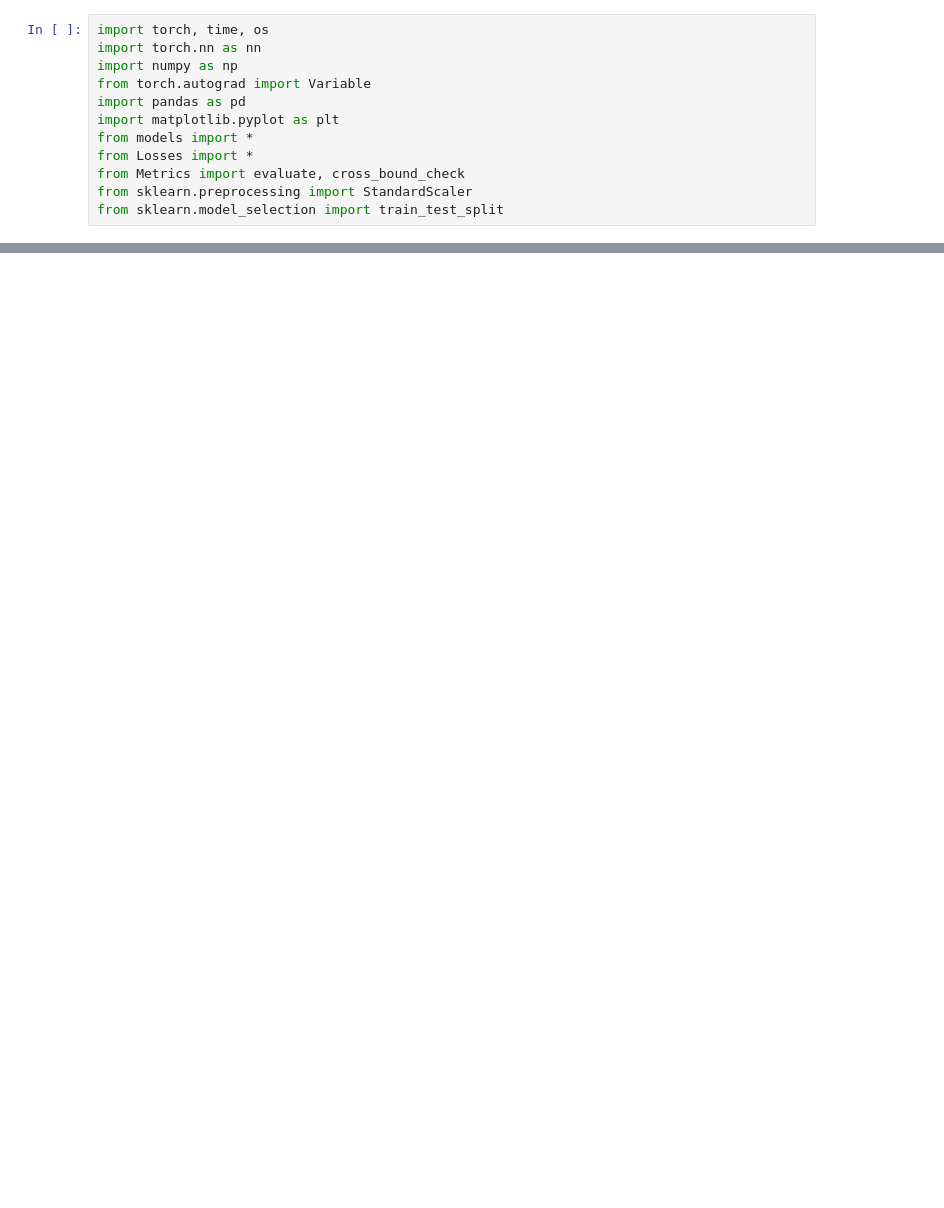
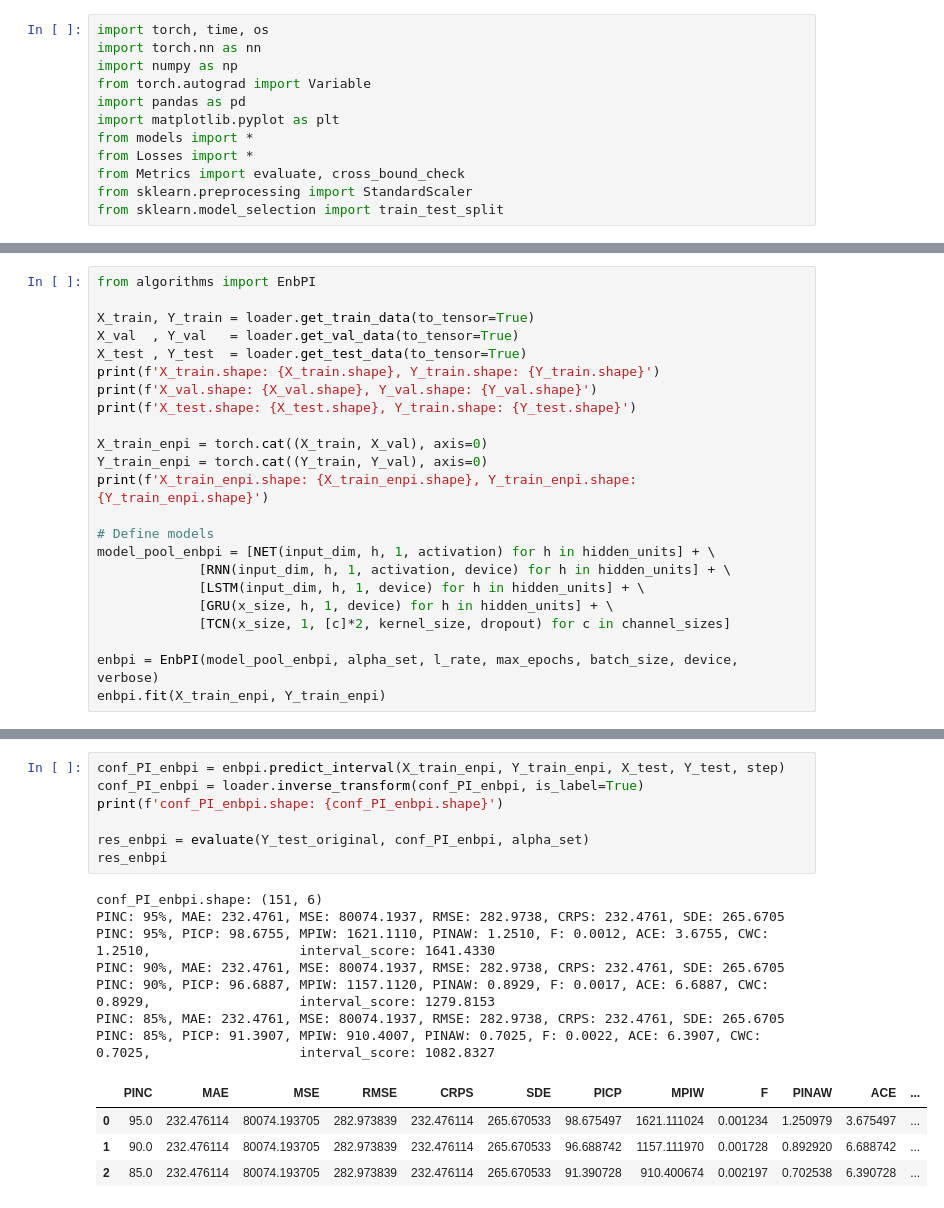
Before and after one commit to GKDGKD/NESCQR, a Jupyter notebook: notebook/Wind Power Forecasting Demo.ipynb, the cells around one changed output, grey strips where cells are left out. Saved outputs shown, nothing was run; the diff lists cells and outputs as text; blank space fills up the shorter version.

```diff
--- a/notebook/Wind Power Forecasting Demo.ipynb
+++ b/notebook/Wind Power Forecasting Demo.ipynb
@@ -591,0 +461,23 @@ Cross loss:  0.0
+# %%
+from algorithms import EnbPI
+
+X_train, Y_train = loader.get_train_data(to_tensor=True)
+X_val  , Y_val   = loader.get_val_data(to_tensor=True)
+X_test , Y_test  = loader.get_test_data(to_tensor=True)
+print(f'X_train.shape: {X_train.shape}, Y_train.shape: {Y_train.shape}')
+print(f'X_val.shape: {X_val.shape}, Y_val.shape: {Y_val.shape}')
+print(f'X_test.shape: {X_test.shape}, Y_train.shape: {Y_test.shape}')
+
+X_train_enpi = torch.cat((X_train, X_val), axis=0)
+Y_train_enpi = torch.cat((Y_train, Y_val), axis=0)
+print(f'X_train_enpi.shape: {X_train_enpi.shape}, Y_train_enpi.shape: {Y_train_enpi.shape}')
+
+# Define models
+model_pool_enbpi = [NET(input_dim, h, 1, activation) for h in hidden_units] + \
+             [RNN(input_dim, h, 1, activation, device) for h in hidden_units] + \
+             [LSTM(input_dim, h, 1, device) for h in hidden_units] + \
+             [GRU(x_size, h, 1, device) for h in hidden_units] + \
+             [TCN(x_size, 1, [c]*2, kernel_size, dropout) for c in channel_sizes]
+
+enbpi = EnbPI(model_pool_enbpi, alpha_set, l_rate, max_epochs, batch_size, device, verbose)
+enbpi.fit(X_train_enpi, Y_train_enpi)
@@ -591,0 +509,19 @@ Cross loss:  0.0
+# %%
+conf_PI_enbpi = enbpi.predict_interval(X_train_enpi, Y_train_enpi, X_test, Y_test, step)
+conf_PI_enbpi = loader.inverse_transform(conf_PI_enbpi, is_label=True)
+print(f'conf_PI_enbpi.shape: {conf_PI_enbpi.shape}')
+
+res_enbpi = evaluate(Y_test_original, conf_PI_enbpi, alpha_set)
+res_enbpi
+# %% [output]
+conf_PI_enbpi.shape: (151, 6)
+PINC: 95%, MAE: 232.4761, MSE: 80074.1937, RMSE: 282.9738, CRPS: 232.4761, SDE: 265.6705
+PINC: 95%, PICP: 98.6755, MPIW: 1621.1110, PINAW: 1.2510, F: 0.0012, ACE: 3.6755, CWC: 1.2510,                   interval_score: 1641.4330
+PINC: 90%, MAE: 232.4761, MSE: 80074.1937, RMSE: 282.9738, CRPS: 232.4761, SDE: 265.6705
+PINC: 90%, PICP: 96.6887, MPIW: 1157.1120, PINAW: 0.8929, F: 0.0017, ACE: 6.6887, CWC: 0.8929,                   interval_score: 1279.8153
+PINC: 85%, MAE: 232.4761, MSE: 80074.1937, RMSE: 282.9738, CRPS: 232.4761, SDE: 265.6705
+PINC: 85%, PICP: 91.3907, MPIW: 910.4007, PINAW: 0.7025, F: 0.0022, ACE: 6.3907, CWC: 0.7025,                   interval_score: 1082.8327
+|  | PINC | MAE | MSE | RMSE | CRPS | SDE | PICP | MPIW | F | PINAW | ACE | ... |
+| 0 | 95.0 | 232.476114 | 80074.193705 | 282.973839 | 232.476114 | 265.670533 | 98.675497 | 1621.111024 | 0.001234 | 1.250979 | 3.675497 | ... |
+| 1 | 90.0 | 232.476114 | 80074.193705 | 282.973839 | 232.476114 | 265.670533 | 96.688742 | 1157.111970 | 0.001728 | 0.892920 | 6.688742 | ... |
+| 2 | 85.0 | 232.476114 | 80074.193705 | 282.973839 | 232.476114 | 265.670533 | 91.390728 | 910.400674 | 0.002197 | 0.702538 | 6.390728 | ... |
```
Also changed, not shown: parts of 23 cells of this notebook, 5 other files.
